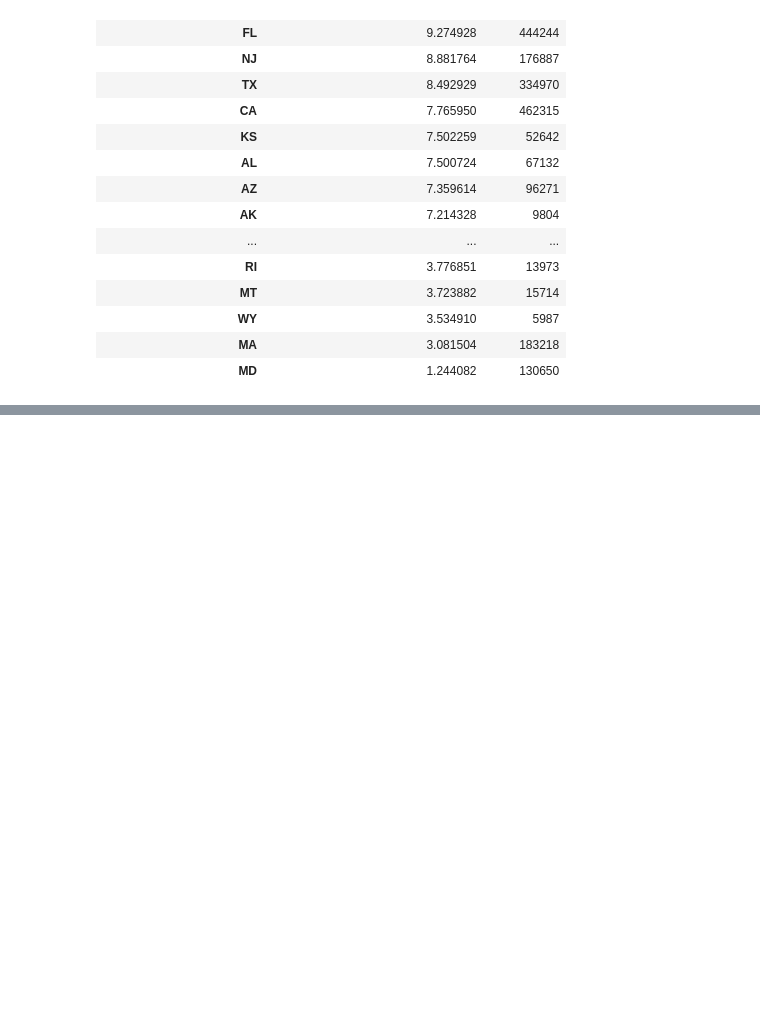
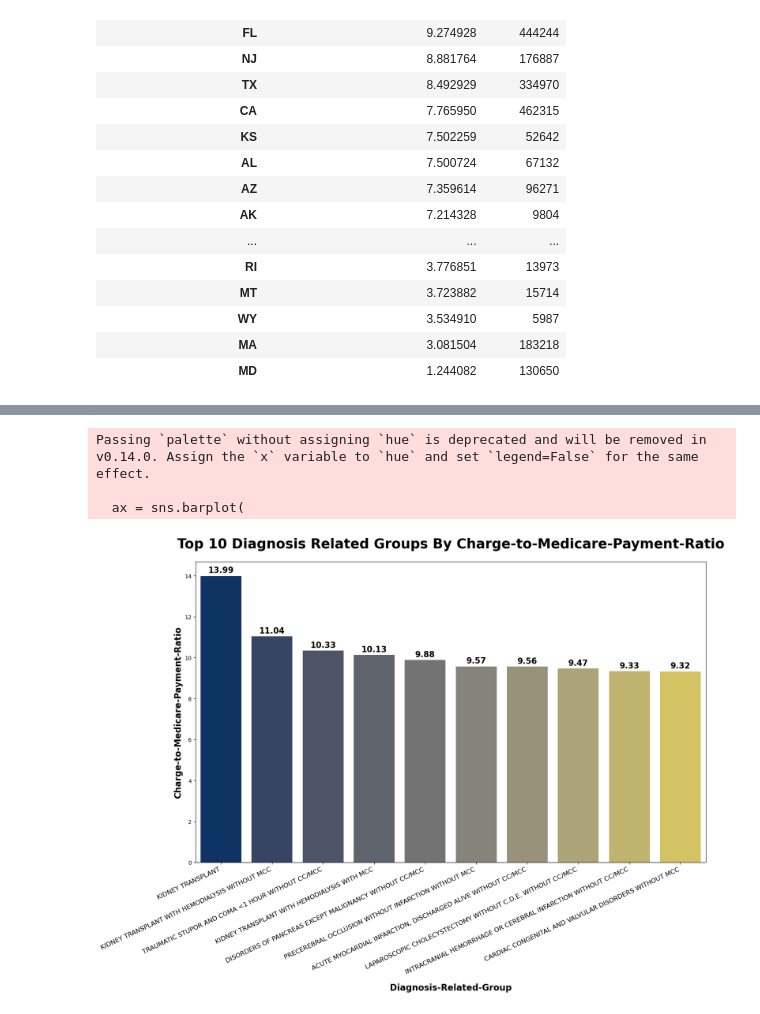
Before and after one commit to gurbaj8226/Hospital-Charge-vs-Medicare-Reimbursement-Analysis, a Jupyter notebook: notebooks/01_Data_Cleaning_and_Preparation.ipynb, the cells around one changed output, grey strips where cells are left out. Saved outputs shown, nothing was run; the diff lists cells and outputs as text; code cells hidden in the pictures; blank space fills up the shorter version.

```diff
--- a/notebooks/01_Data_Cleaning_and_Preparation.ipynb
+++ b/notebooks/01_Data_Cleaning_and_Preparation.ipynb
@@ -232,0 +235,4 @@ df.groupby('drg_cd').agg({'charge_to_medicare_payment_ratio': 'mean', 'tot_dschr
+# %%
+meaningful_volume_drg = drg_summary[drg_summary['tot_dschrgs'] >= 100]
+
+meaningful_volume_drg.head(10)
@@ -232,0 +308,25 @@ df.groupby('drg_cd').agg({'charge_to_medicare_payment_ratio': 'mean', 'tot_dschr
+# %%
+plt.figure(figsize = (16, 12))
+
+ax = sns.barplot(
+    data = meaningful_volume_drg.head(10),
+    x = 'drg_desc',
+    y = 'charge_to_medicare_payment_ratio',
+    palette = 'cividis')
+
+for container in ax.containers:
+    ax.bar_label(container, fmt='%.2f', padding=3, fontsize=15, fontweight='bold')
+
+plt.title('Top 10 Diagnosis Related Groups By Charge-to-Medicare-Payment-Ratio', fontsize = 25, fontweight = 'bold', pad = 25)
+plt.xlabel('Diagnosis-Related-Group', fontsize = 16, fontweight = 'bold', labelpad = 15)
+plt.ylabel('Charge-to-Medicare-Payment-Ratio', fontsize = 16, fontweight = 'bold')
+
+plt.xticks(rotation = 25, ha = 'right', fontsize = 12)
+plt.tight_layout()
+
+plt.show()
+# %% [output]
+Passing `palette` without assigning `hue` is deprecated and will be removed in v0.14.0. Assign the `x` variable to `hue` and set `legend=False` for the same effect.
+
+  ax = sns.barplot(
+[figure, added]
```
Also changed, not shown: parts of 6 cells of this notebook.
